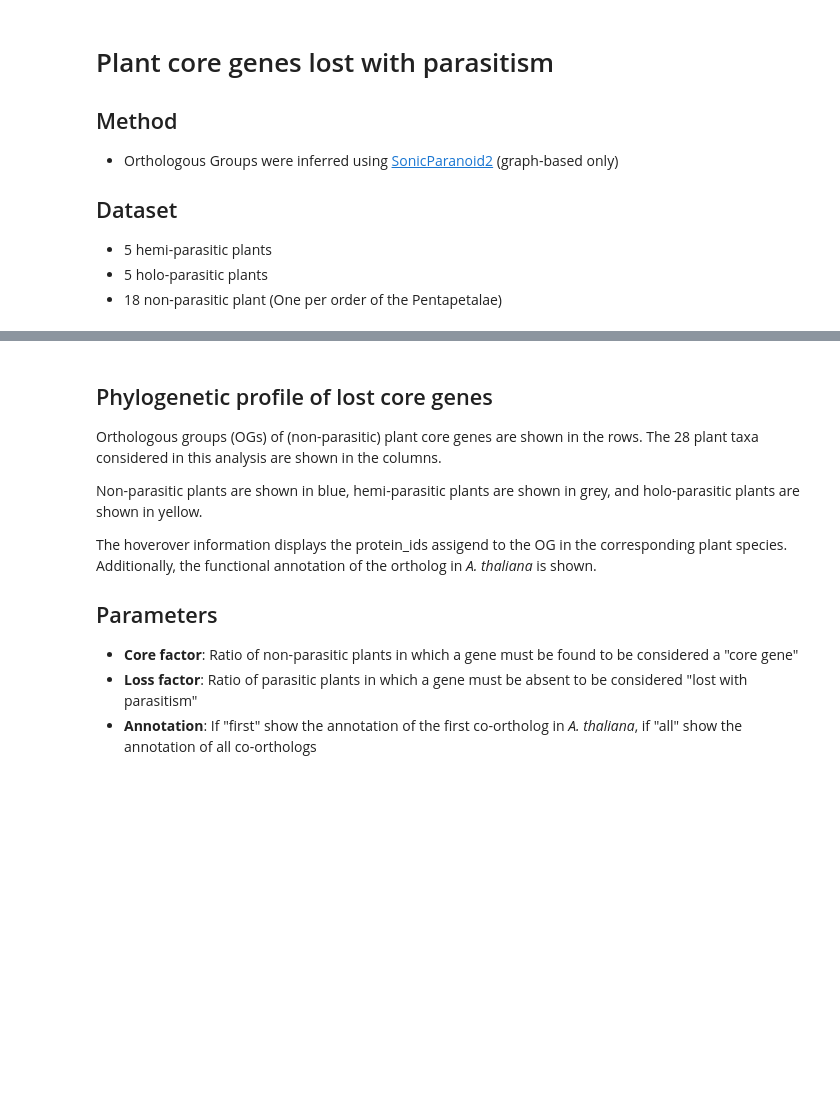
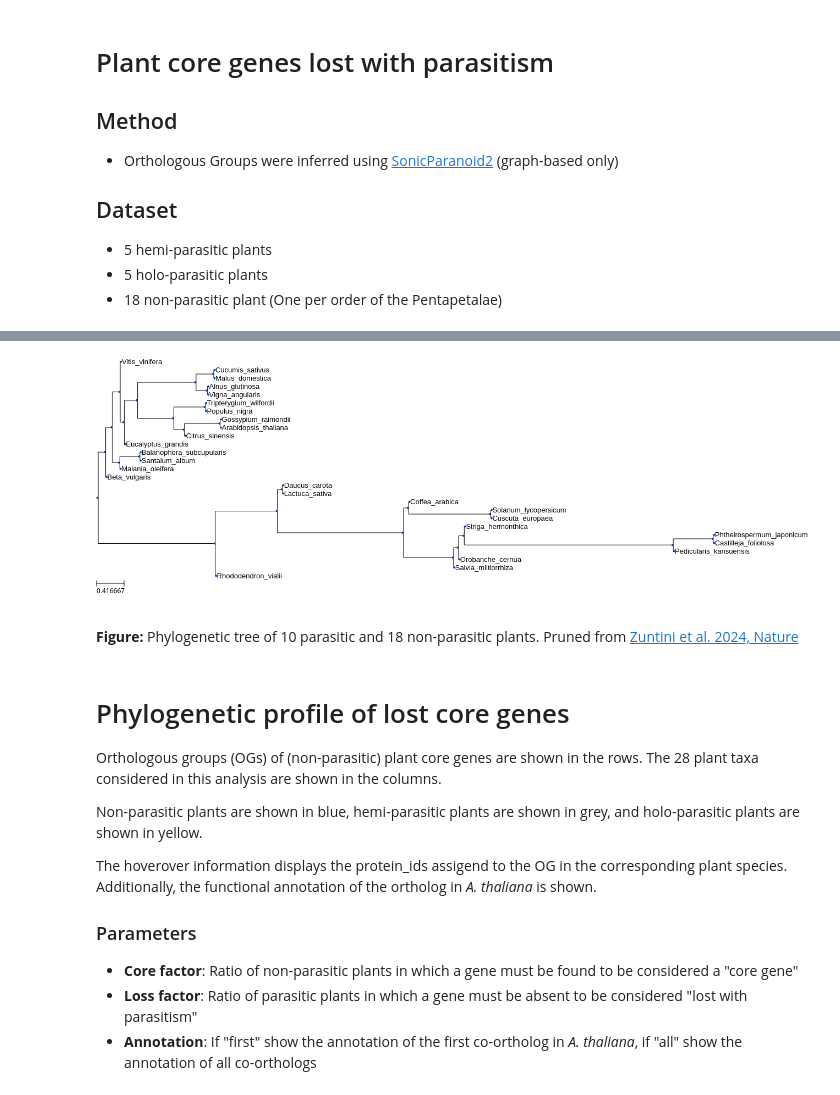
Before and after one commit to felixlangschied/parasitic_loss_dashboard, a Jupyter notebook: loss_dashboard.ipynb, the cells around one changed output, grey strips where cells are left out. Cells and saved outputs as stored; diff of their text form; code cells hidden in the pictures; blank space fills up the shorter version.

```diff
--- a/loss_dashboard.ipynb
+++ b/loss_dashboard.ipynb
@@ -11,9 +11,10 @@
 * 5 holo-parasitic plants
 * 18 non-parasitic plant (One per order of the Pentapetalae)
 # %%
-# import ete3 as ete
+import ete3 as ete
 
-# t = ete.Tree("data/28species_tree.nwk")
-# ts = ete.TreeStyle()
-# ts.scale =  120 # 120 pixels per branch length unit
-# t.render("%%inline", tree_style=ts)
+t = ete.Tree("data/28species_tree.nwk")
+ts = ete.TreeStyle()
+ts.scale =  120 # 120 pixels per branch length unit
+t.render("%%inline", tree_style=ts)
+# %% [output]
@@ -20,5 +22,8 @@
+[figure, added]
+# %% [markdown]
+**Figure:** Phylogenetic tree of 10 parasitic and 18 non-parasitic plants. Pruned from [Zuntini et al. 2024, Nature](https://www.nature.com/articles/s41586-024-07324-0)
 # %% [markdown]
-## Phylogenetic profile of lost core genes
+# Phylogenetic profile of lost core genes
 
 Orthologous groups (OGs) of (non-parasitic) plant core genes are shown in the rows. The 28 plant taxa considered in this analysis are shown in the columns.
 
@@ -26,7 +31,7 @@ Non-parasitic plants are shown in blue, hemi-parasitic plants are shown in grey,
 
 The hoverover information displays the protein_ids assigend to the OG in the corresponding plant species. Additionally, the functional annotation of the ortholog in _A. thaliana_ is shown.
 
-## Parameters
+### Parameters
 
 * **Core factor**: Ratio of non-parasitic plants in which a gene must be found to be considered a "core gene"
 * **Loss factor**: Ratio of parasitic plants in which a gene must be absent to be considered "lost with parasitism"
```
Also changed, not shown: parts of 2 cells of this notebook, 2 other files.
